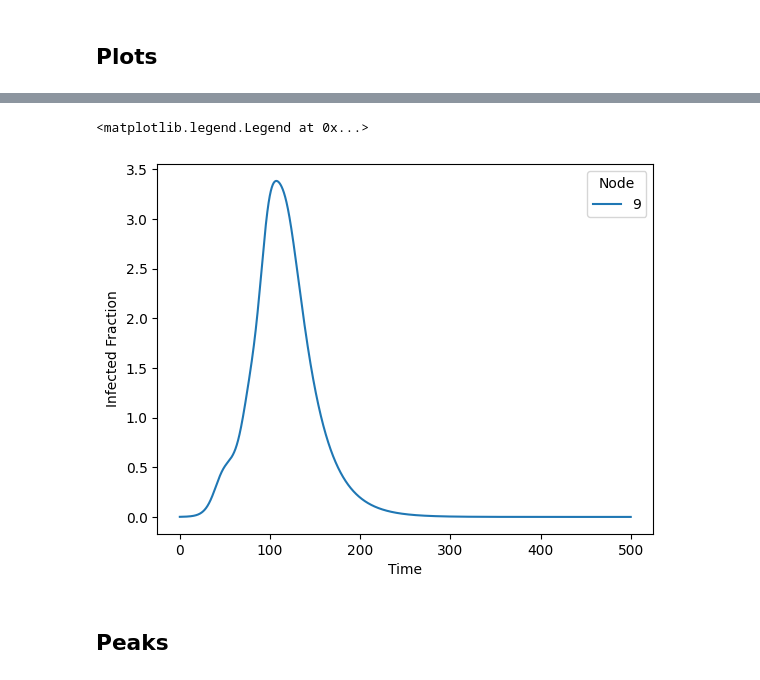
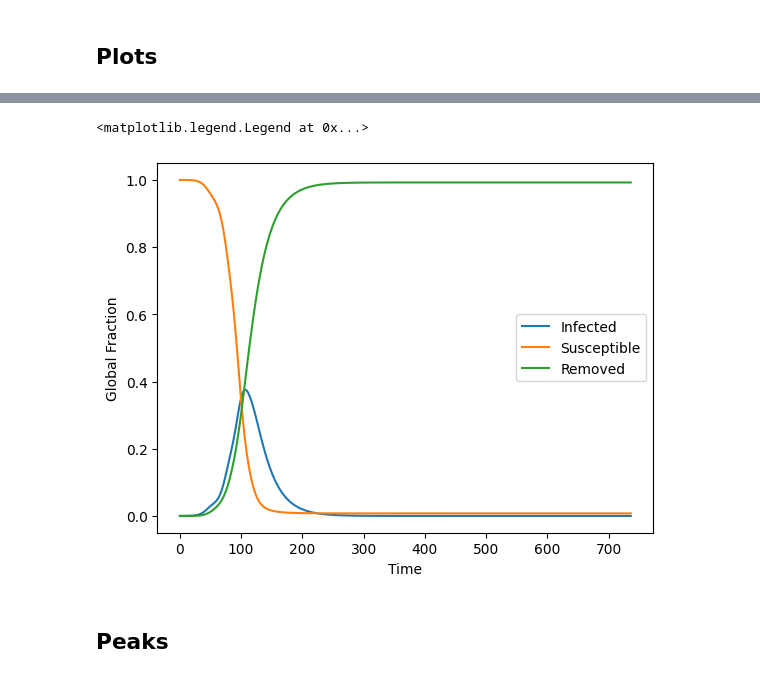
Before and after one commit to DiDyou1123/KENTECH-Capstone2026-Epidemics, a Jupyter notebook: test.ipynb, the cells around one changed output, grey strips where cells are left out. Drawn from its saved outputs; the diff is of its cells as text; code cells hidden in the pictures.

```diff
--- a/test.ipynb
+++ b/test.ipynb
@@ -28,10 +28,10 @@ nx.draw(graph, pos=pos)
 ### Parameters
 # %%
 for node in graph.nodes:
-    graph.nodes[node]["total_pop"] = float(graph.out_degree[node]) # Subpopulation size N_n : Node attribute "total_pop"
+    graph.nodes[node]["population"] = float(graph.out_degree[node]) # Subpopulation size N_n : Node attribute "total_pop"
 
 for edge in graph.edges:
-    graph[edge[0]][edge[1]]["weight"] = 0.0001 * graph.nodes[edge[0]]["total_pop"] * graph.nodes[edge[1]]["total_pop"] # Traffic flux F_nm : Edge attribute "weight"
+    graph[edge[0]][edge[1]]["weight"] = 0.0001 * graph.nodes[edge[0]]["population"] * graph.nodes[edge[1]]["population"] # Traffic flux F_nm : Edge attribute "weight"
 # %% [markdown]
 ### Draw
 # %%
@@ -56,7 +56,7 @@ for edge in graph.edges(data='weight'):
 # %% [markdown]
 ## Network parameters
 # %%
-total_pops = np.array([graph.nodes[node]["total_pop"] for node in graph.nodes])
+total_pops = np.array([graph.nodes[node]["population"] for node in graph.nodes])
 adj_mat = nx.adjacency_matrix(graph, weight="weight", dtype=np.float64)
 # %% [markdown]
 # Model definition
@@ -140,0 +145,7 @@ result["message"]
+# %%
+origin = 7
+orig_i_pop = 0.001
+
+simulator = MetapopulationSIR(graph, 5, 25)
+
+result = simulator.terminal_simulation(origin, orig_i_pop, 100, 5000)
@@ -157,12 +199,14 @@ plt.legend(title="Node")
 # %%
-plt.plot(result["t"], result["y"][0:num_nodes].sum(axis=0), label=node)
+plt.plot(result["t"], result["I"].sum(axis=0) / total_pops.sum(), label="Infected")
+plt.plot(result["t"], result["S"].sum(axis=0) / total_pops.sum(), label="Susceptible")
+plt.plot(result["t"], result["R"].sum(axis=0) / total_pops.sum(), label="Removed")
 
 plt.xlabel("Time")
-plt.ylabel("Infected Fraction")
-plt.legend(title="Node")
+plt.ylabel("Global Fraction")
+plt.legend()
 # %% [output]
 <matplotlib.legend.Legend at 0x...>
-[figure, old version]
+[figure, new version]
 # %% [markdown]
 ## Peaks
 # %%
```
Also changed, not shown: parts of 8 cells of this notebook, 5 other files.
